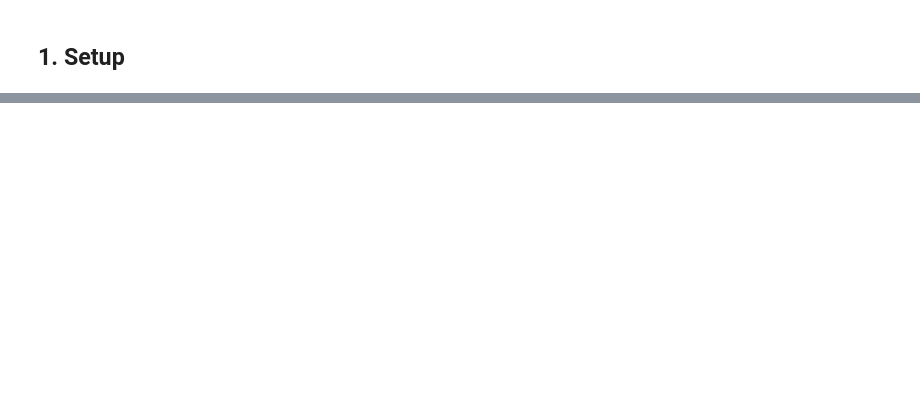
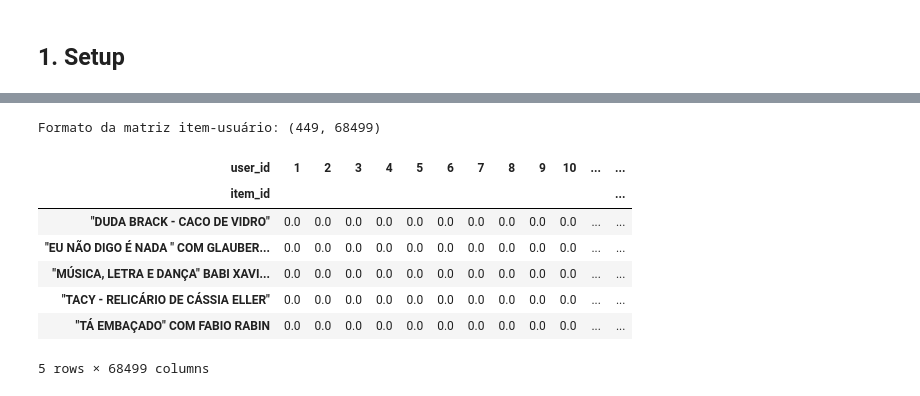
Before and after one commit to Kdu07/recomendashow, a Jupyter notebook: src/aad/02_knn.ipynb, the cells around one changed output, grey strips where cells are left out. Saved outputs shown, nothing was run; the diff lists cells and outputs as text; code cells hidden in the pictures; blank space fills up the shorter version.

Commit message:
feat: implement item-based KNN recommender #64

```diff
--- a/src/aad/02_knn.ipynb
+++ b/src/aad/02_knn.ipynb
@@ -18,0 +19,6 @@
+# %%
+dataset_path = Path("../dataset/dataset.csv")
+
+df = pd.read_csv(dataset_path)
+
+df.head()
@@ -18,0 +195,11 @@
+# %%
+matriz_usuario_item = df.pivot_table(
+    index="user_id",
+    columns="item_id",
+    values="ranking",
+    fill_value=0
+)
+
+print("Formato da matriz usuário-item:", matriz_usuario_item.shape)
+
+matriz_usuario_item.head()
@@ -18,0 +222,16 @@
+# %%
+matriz_item_usuario = matriz_usuario_item.T
+
+print("Formato da matriz item-usuário:", matriz_item_usuario.shape)
+
+matriz_item_usuario.head()
+# %% [output]
+Formato da matriz item-usuário: (449, 68499)
+| user_id | 1 | 2 | 3 | 4 | 5 | 6 | 7 | 8 | 9 | 10 | ... | ... |
+| item_id |  |  |  |  |  |  |  |  |  |  |  | ... |
+| "DUDA BRACK - CACO DE VIDRO" | 0.0 | 0.0 | 0.0 | 0.0 | 0.0 | 0.0 | 0.0 | 0.0 | 0.0 | 0.0 | ... | ... |
+| "EU NÃO DIGO É NADA " COM GLAUBER... | 0.0 | 0.0 | 0.0 | 0.0 | 0.0 | 0.0 | 0.0 | 0.0 | 0.0 | 0.0 | ... | ... |
+| "MÚSICA, LETRA E DANÇA" BABI XAVI... | 0.0 | 0.0 | 0.0 | 0.0 | 0.0 | 0.0 | 0.0 | 0.0 | 0.0 | 0.0 | ... | ... |
+| "TACY - RELICÁRIO DE CÁSSIA ELLER" | 0.0 | 0.0 | 0.0 | 0.0 | 0.0 | 0.0 | 0.0 | 0.0 | 0.0 | 0.0 | ... | ... |
+| "TÁ EMBAÇADO" COM FABIO RABIN | 0.0 | 0.0 | 0.0 | 0.0 | 0.0 | 0.0 | 0.0 | 0.0 | 0.0 | 0.0 | ... | ... |
+5 rows × 68499 columns
```
Also changed, not shown: parts of 33 cells of this notebook, 3 other files.
